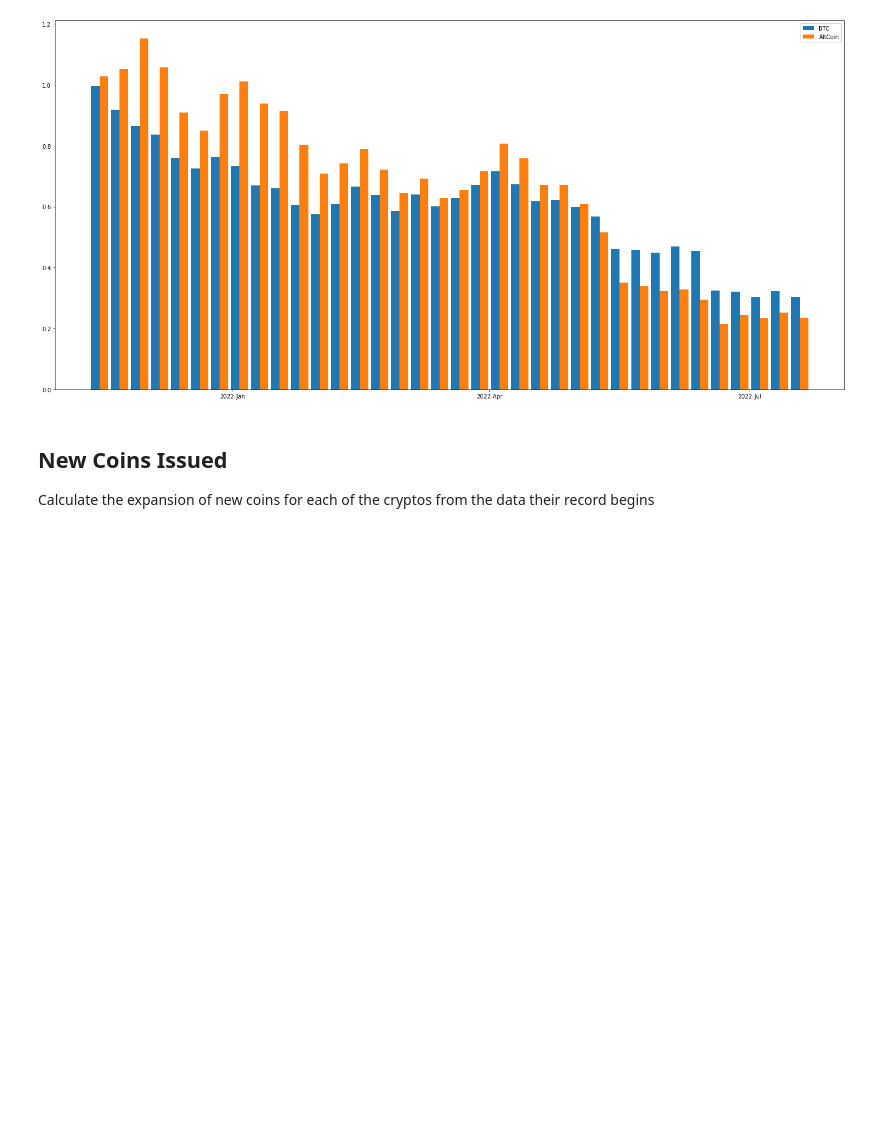
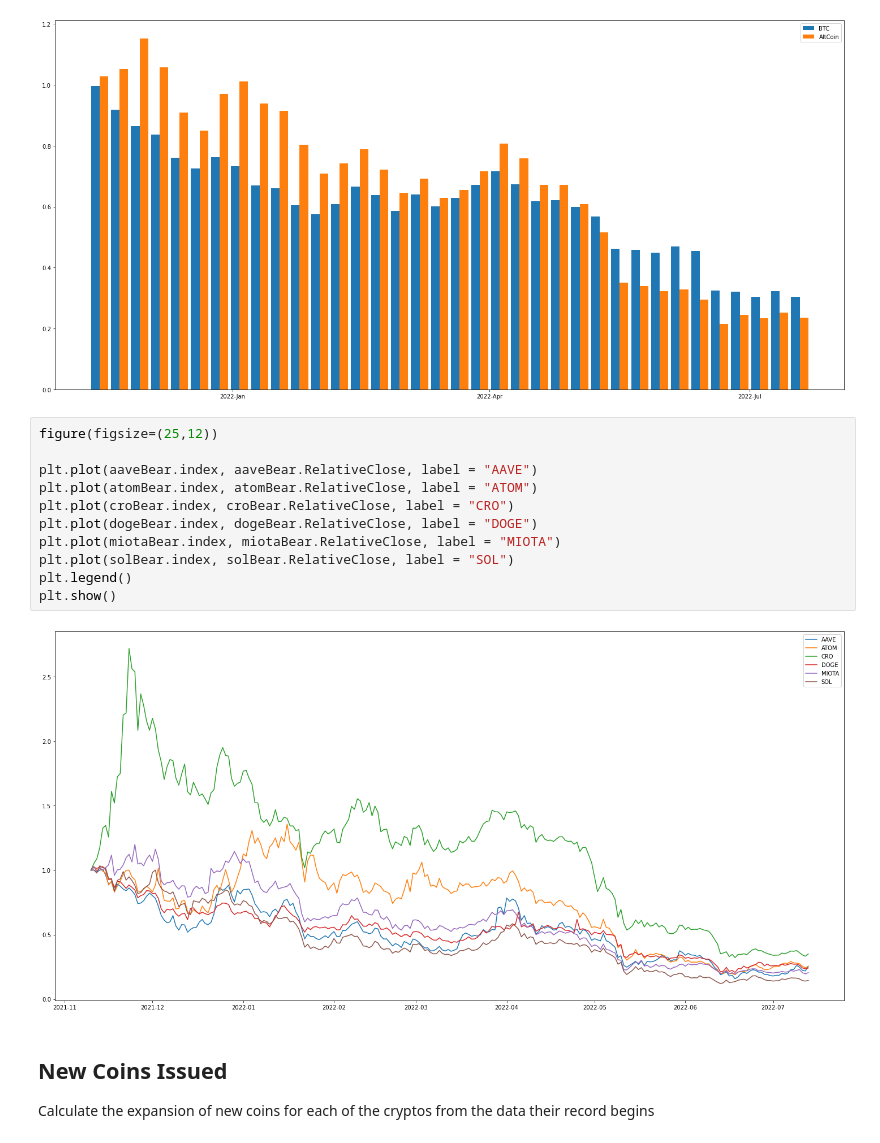
Before and after one commit to quantivfy/PublicNotebooks, a Jupyter notebook: Crypto2/Crypto.ipynb, the cells around one changed output. Drawn from its saved outputs; the diff is of its cells as text; blank space fills up the shorter version.

```diff
--- a/Crypto2/Crypto.ipynb
+++ b/Crypto2/Crypto.ipynb
@@ -196,6 +327,19 @@ btcBearWeekly = btcBear.resample('W').mean()
 PlotPairs(btcBearWeekly, 'BTC', atlCoinBearIndexWeekly, 'AltCoin')
 # %% [output]
 [figure]
+# %%
+figure(figsize=(25,12))
+
+plt.plot(aaveBear.index, aaveBear.RelativeClose, label = "AAVE")
+plt.plot(atomBear.index, atomBear.RelativeClose, label = "ATOM")
+plt.plot(croBear.index, croBear.RelativeClose, label = "CRO")
+plt.plot(dogeBear.index, dogeBear.RelativeClose, label = "DOGE")
+plt.plot(miotaBear.index, miotaBear.RelativeClose, label = "MIOTA")
+plt.plot(solBear.index, solBear.RelativeClose, label = "SOL")
+plt.legend()
+plt.show()
+# %% [output]
+[figure, added]
 # %% [markdown]
 ## New Coins Issued
 Calculate the expansion of new coins for each of the cryptos from the data their record begins
```
Also changed, not shown: parts of 19 cells of this notebook.
